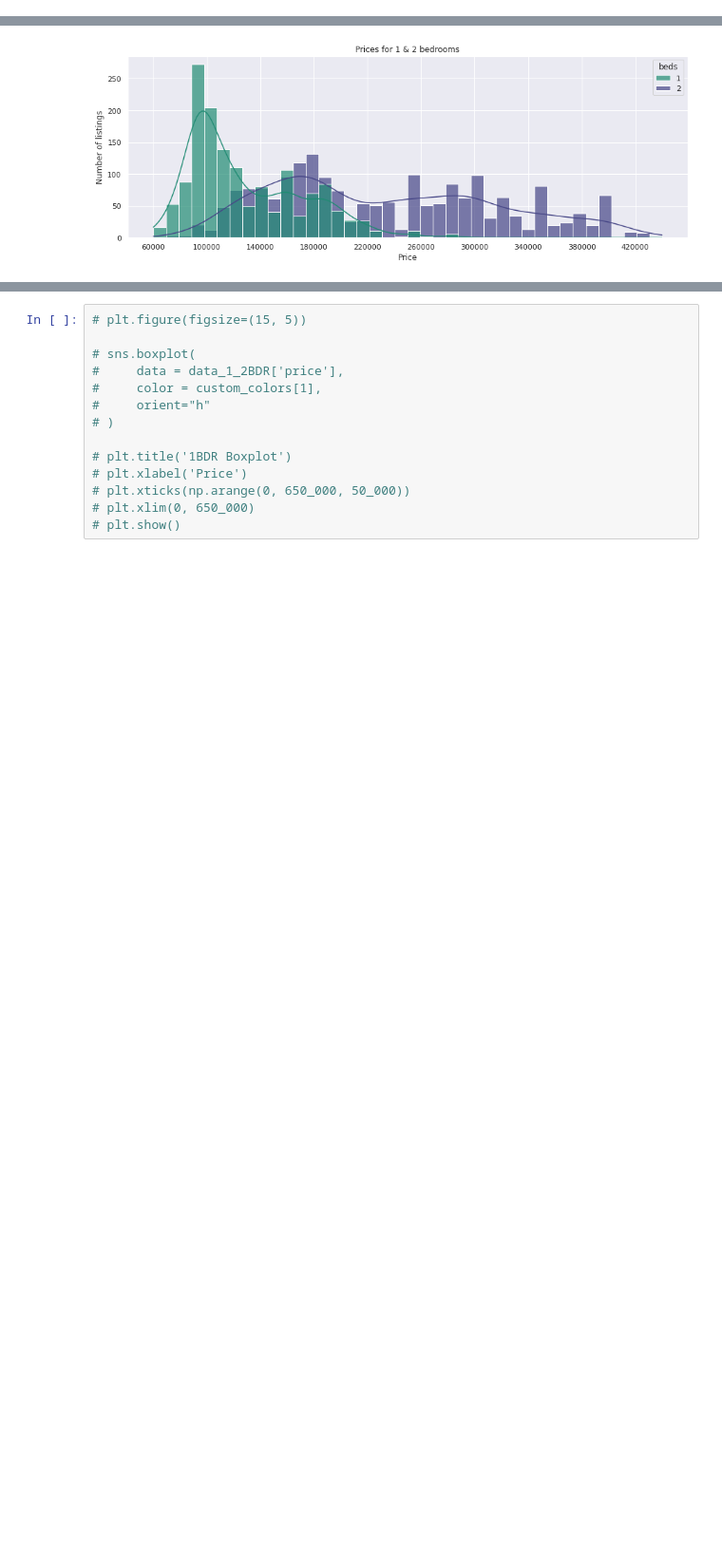
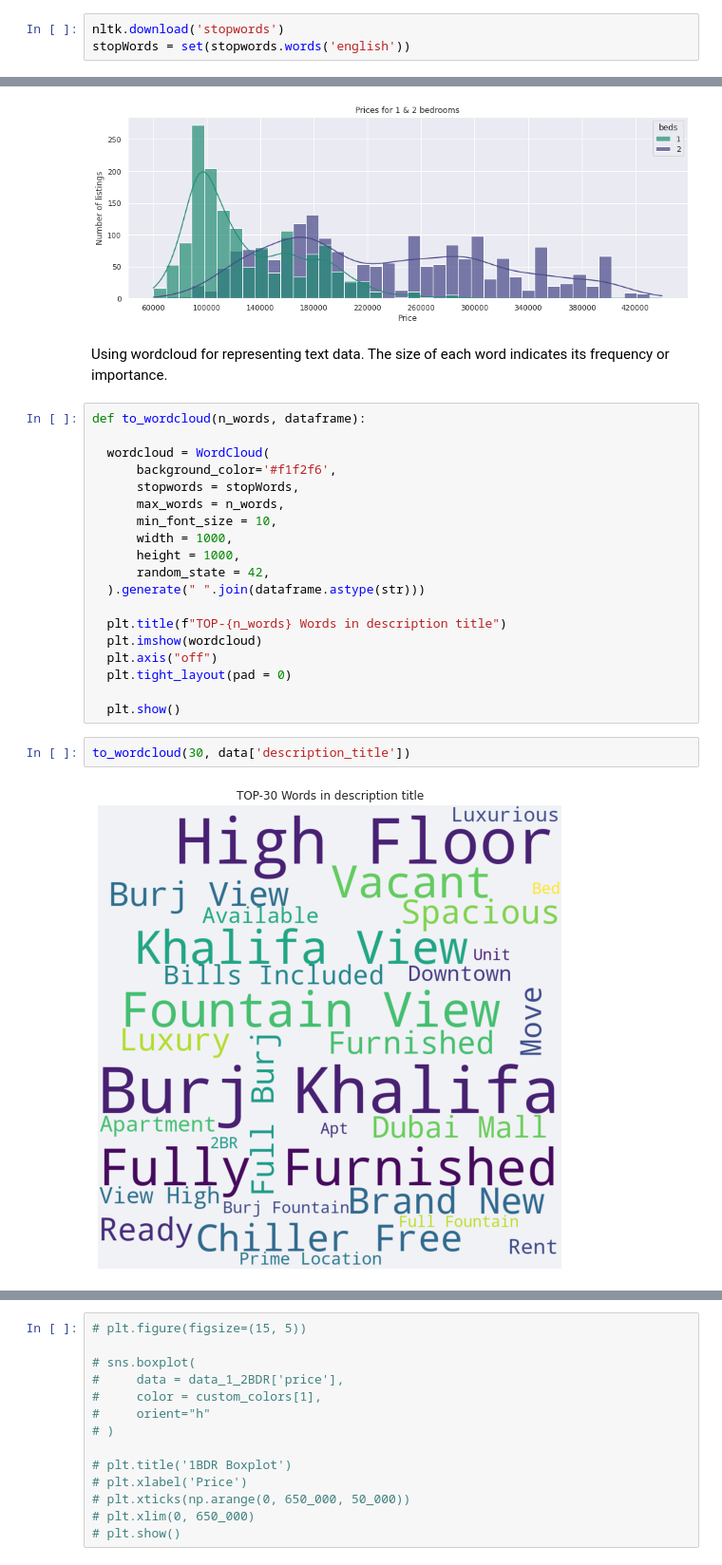
Before and after one commit to imeleges/REMA_Dubai, a Jupyter notebook: bayut_dubai_difc_downtown.ipynb, the cells around one changed output, grey strips where cells are left out. Shown at 95% size. Saved outputs shown, nothing was run; the diff lists cells and outputs as text; blank space fills up the shorter version.

Commit message:
Added wordcloud for representing text data

```diff
--- a/bayut_dubai_difc_downtown.ipynb
+++ b/bayut_dubai_difc_downtown.ipynb
@@ -58,0 +66,3 @@ import warnings
+# %%
+nltk.download('stopwords')
+stopWords = set(stopwords.words('english'))
@@ -844,3 +859,28 @@ plt.xticks(np.arange(60_000, 450_000, 40_000))
 plt.show()
 # %% [output]
 [figure]
+# %% [markdown]
+Using wordcloud for representing text data. The size of each word indicates its frequency or importance.
+# %%
+def to_wordcloud(n_words, dataframe):
+
+  wordcloud = WordCloud(
+      background_color='#f1f2f6',
+      stopwords = stopWords,
+      max_words = n_words,
+      min_font_size = 10,
+      width = 1000,
+      height = 1000,
+      random_state = 42,
+  ).generate(" ".join(dataframe.astype(str)))
+
+  plt.title(f"TOP-{n_words} Words in description title")
+  plt.imshow(wordcloud)
+  plt.axis("off")
+  plt.tight_layout(pad = 0)
+
+  plt.show()
+# %%
+to_wordcloud(30, data['description_title'])
+# %% [output]
+[figure, added]
```
Also changed, not shown: parts of 15 cells of this notebook.
